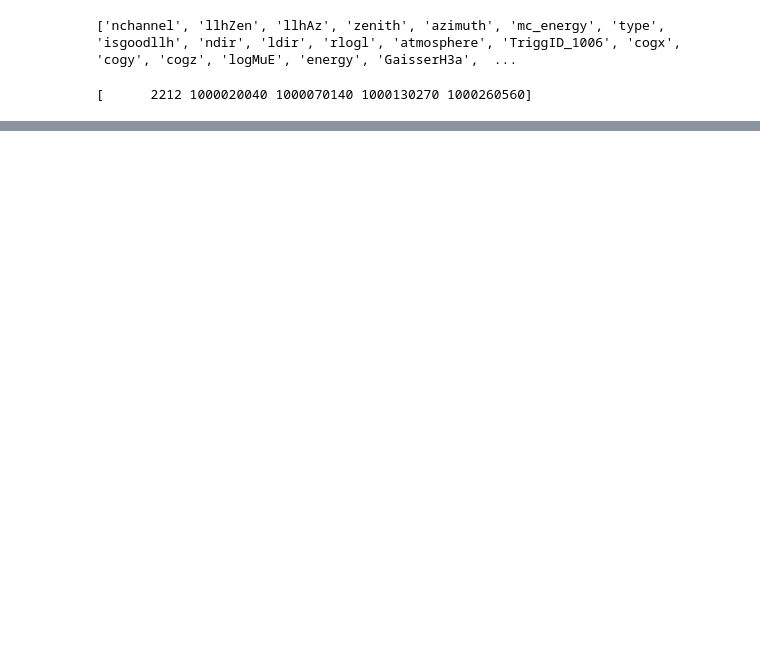
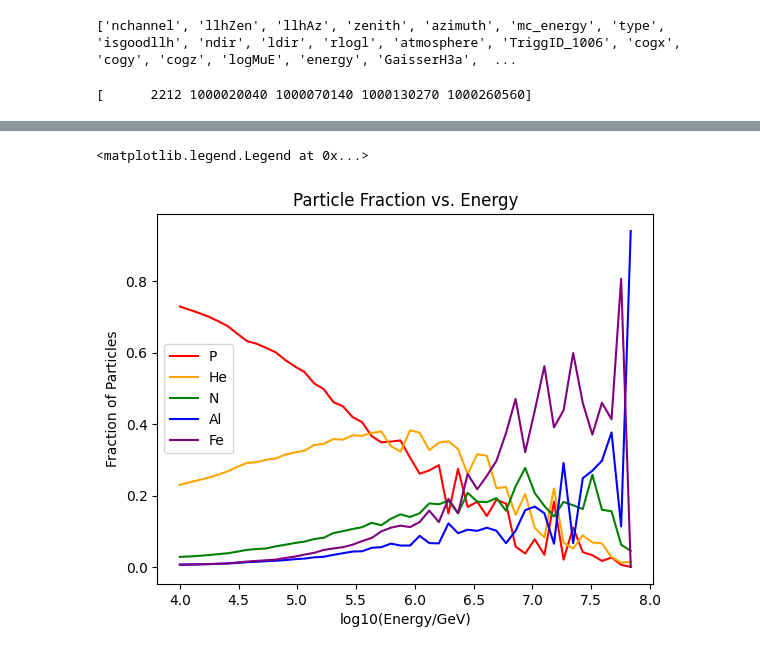
Before and after one commit to fmcnallyi3/it_anisotropy, a Jupyter notebook: rigidity/reco_energy.ipynb, the cells around one changed output, grey strips where cells are left out. Saved outputs shown, nothing was run; the diff lists cells and outputs as text; code cells hidden in the pictures; blank space fills up the shorter version.

```diff
--- a/rigidity/reco_energy.ipynb
+++ b/rigidity/reco_energy.ipynb
@@ -79,0 +84,20 @@ plt.show()
+# %%
+pfracH4 = pwtH / totH
+hfracH4 = hwtH / totH
+nfracH4 = nwtH / totH
+afracH4 = awtH / totH
+ifracH4 = iwtH / totH
+plt.plot(bins[:-1], pfracH4, label = 'P', color='red')
+plt.plot(bins[:-1], hfracH4, label = 'He', color='orange')
+plt.plot(bins[:-1], nfracH4, label = 'N', color='green')
+plt.plot(bins[:-1], afracH4, label = 'Al', color='blue')
+plt.plot(bins[:-1], ifracH4, label = 'Fe', color='purple')
+
+plt.xlabel('log10(Energy/GeV)')
+plt.ylabel('Fraction of Particles')
+plt.title('Particle Fraction vs. Energy')
+
+plt.legend()
+# %% [output]
+<matplotlib.legend.Legend at 0x...>
+[figure, added]
```
Also changed, not shown: parts of 19 cells of this notebook, 2 other files.
